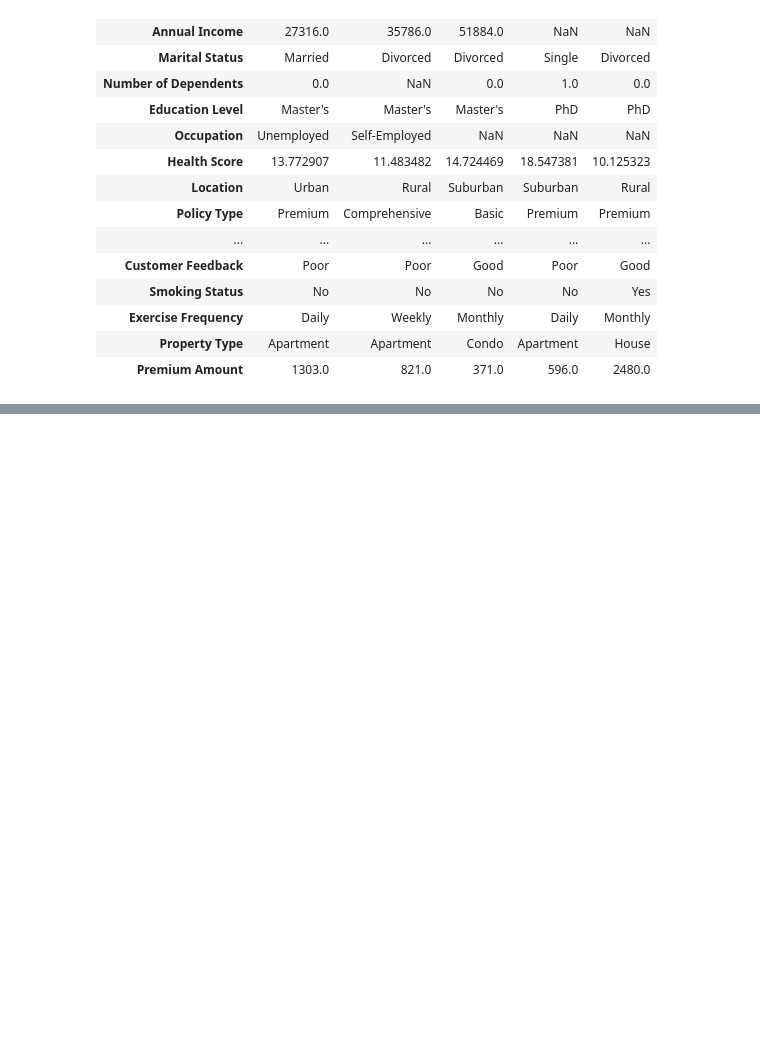
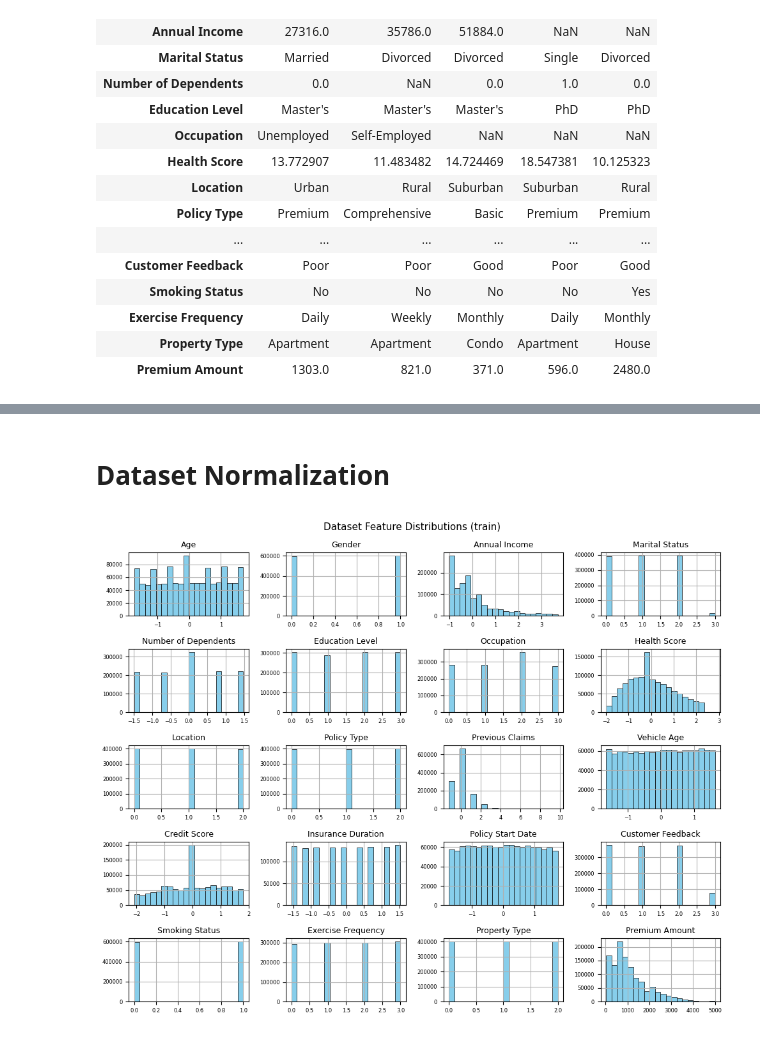
Before and after one commit to wang900115/Kaggle, a Jupyter notebook: Insurance/model.ipynb, the cells around one changed output, grey strips where cells are left out. Saved outputs shown, nothing was run; the diff lists cells and outputs as text; code cells hidden in the pictures; blank space fills up the shorter version.

```diff
--- a/Insurance/model.ipynb
+++ b/Insurance/model.ipynb
@@ -39,0 +195,11 @@ print(f'Data type: {train[target_column].dtype}')
+# %%
+numeric_columns = train.select_dtypes(include=['number']).columns
+for col in numeric_columns:
+    if col in test.columns:
+        median_value = train[col].median()
+        train[col].fillna(median_value,inplace=True)
+        test[col].fillna(median_value,inplace=True)
+object_columns = train.select_dtypes(include=['object']).columns
+for col in object_columns:
+    train[col].fillna('UnKnown',inplace=True)
+    test[col].fillna('UnKnown',inplace=True)
@@ -39,0 +228,6 @@ print(f'Data type: {train[target_column].dtype}')
+# %%
+le = LabelEncoder()
+object_columns = train.select_dtypes(include=['object']).columns
+for column_name in object_columns:
+    train[column_name] = le.fit_transform(train[column_name])
+    test[column_name] = le.transform(test[column_name])
@@ -39,0 +254,22 @@ print(f'Data type: {train[target_column].dtype}')
+# %% [markdown]
+# Dataset Normalization
+# %%
+numerical_columns = train.select_dtypes(include=['float64']).columns
+numerical_columns = numerical_columns[ numerical_columns != target_column ]
+
+scalar = StandardScaler()
+train[numerical_columns] = scalar.fit_transform(train[numerical_columns])
+test[numerical_columns] = scalar.transform(test[numerical_columns])
+# %%
+fig, axes = plt.subplots(nrows=5, ncols=4, figsize=(10, 8))
+columns_to_plot = train.columns
+for i, column in enumerate(columns_to_plot):
+    ax = axes.flatten()[i]
+    train[column].hist(ax=ax, bins=20, color='skyblue', edgecolor='black', linewidth=0.5)
+    ax.set_title(column, fontsize=9)
+    ax.tick_params(axis='both', which='major', labelsize=6)
+plt.suptitle('Dataset Feature Distributions (train)', fontsize=11)
+plt.tight_layout()
+plt.show()
+# %% [output]
+[figure, added]
```
Also changed, not shown: parts of 35 cells of this notebook, 1 other file.
